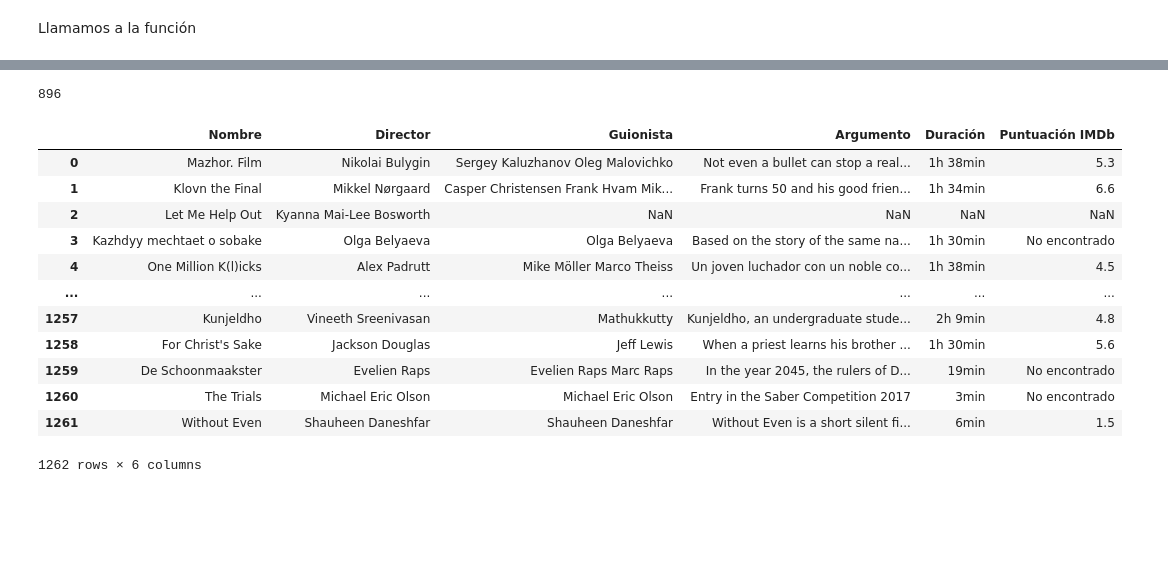
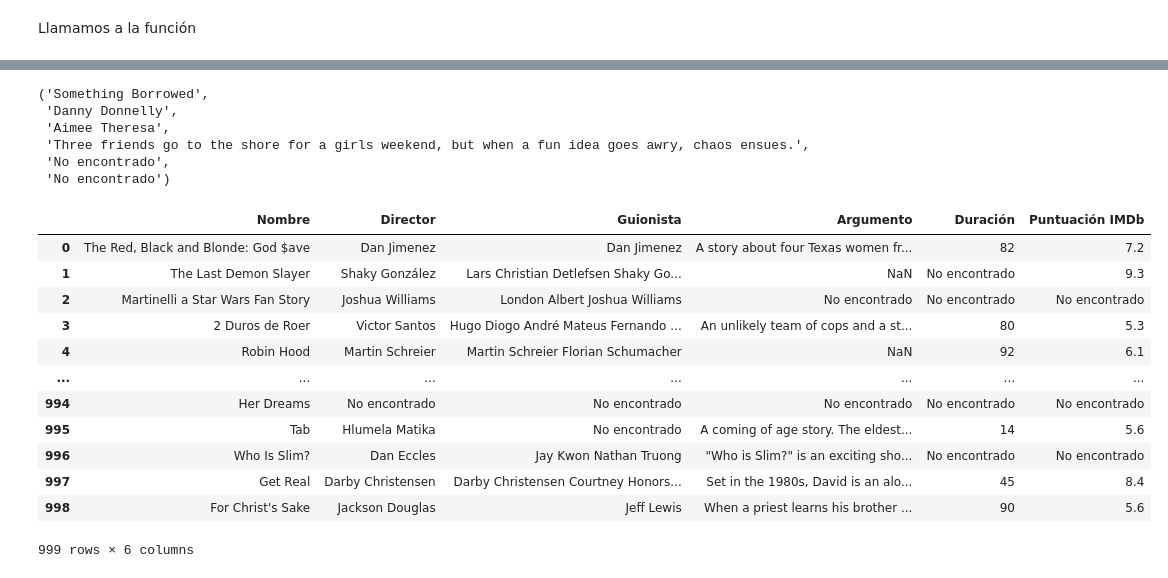
Before and after one commit to Adalab/project-da-promo-H-module-2-team-Interstellar, a Jupyter notebook: SELENIUM/IMDB-Selenium-Fase2.ipynb, the cells around one changed output, grey strips where cells are left out. Cells and saved outputs as stored; diff of their text form; code cells hidden in the pictures; blank space fills up the shorter version.

Commit message:
resultados info pelis fase2 csv

```diff
--- a/SELENIUM/IMDB-Selenium-Fase2.ipynb
+++ b/SELENIUM/IMDB-Selenium-Fase2.ipynb
@@ -492,4 +511,0 @@ sublista_2[894]
-# %%
-sublista_2.index("")
-# %% [output]
-896
@@ -498,16 +512,27 @@ df_prueba=pd.read_csv("resultados_info_sublista1.csv")
-# %%
-df_prueba
-# %% [output]
-|  | Nombre | Director | Guionista | Argumento | Duración | Puntuación IMDb |
-| 0 | Mazhor. Film | Nikolai Bulygin | Sergey Kaluzhanov Oleg Malovichko | Not even a bullet can stop a real... | 1h 38min | 5.3 |
-| 1 | Klovn the Final | Mikkel Nørgaard | Casper Christensen Frank Hvam Mik... | Frank turns 50 and his good frien... | 1h 34min | 6.6 |
-| 2 | Let Me Help Out | Kyanna Mai-Lee Bosworth | NaN | NaN | NaN | NaN |
-| 3 | Kazhdyy mechtaet o sobake | Olga Belyaeva | Olga Belyaeva | Based on the story of the same na... | 1h 30min | No encontrado |
-| 4 | One Million K(l)icks | Alex Padrutt | Mike Möller Marco Theiss | Un joven luchador con un noble co... | 1h 38min | 4.5 |
-| ... | ... | ... | ... | ... | ... | ... |
-| 1257 | Kunjeldho | Vineeth Sreenivasan | Mathukkutty | Kunjeldho, an undergraduate stude... | 2h 9min | 4.8 |
-| 1258 | For Christ's Sake | Jackson Douglas | Jeff Lewis | When a priest learns his brother ... | 1h 30min | 5.6 |
-| 1259 | De Schoonmaakster | Evelien Raps | Evelien Raps Marc Raps | In the year 2045, the rulers of D... | 19min | No encontrado |
-| 1260 | The Trials | Michael Eric Olson | Michael Eric Olson | Entry in the Saber Competition 2017 | 3min | No encontrado |
-| 1261 | Without Even | Shauheen Daneshfar | Shauheen Daneshfar | Without Even is a short silent fi... | 6min | 1.5 |
-1262 rows × 6 columns
+# %%
+resultados_muestra[25]
+# %% [output]
+('Something Borrowed',
+ 'Danny Donnelly',
+ 'Aimee Theresa',
+ 'Three friends go to the shore for a girls weekend, but when a fun idea goes awry, chaos ensues.',
+ 'No encontrado',
+ 'No encontrado')
+# %%
+df_informacion_pelis=pd.read_csv(r'C:\Users\silvi\Desktop\Adalab\project-da-promo-H-module-2-team-Interstellar\SELENIUM\resultados_pelis_fase2.csv')
+# %%
+df_informacion_pelis
+# %% [output]
+|  | Nombre | Director | Guionista | Argumento | Duración | Puntuación IMDb |
+| 0 | The Red, Black and Blonde: God $ave | Dan Jimenez | Dan Jimenez | A story about four Texas women fr... | 82 | 7.2 |
+| 1 | The Last Demon Slayer | Shaky González | Lars Christian Detlefsen Shaky Go... | NaN | No encontrado | 9.3 |
+| 2 | Martinelli a Star Wars Fan Story | Joshua Williams | London Albert Joshua Williams | No encontrado | No encontrado | No encontrado |
+| 3 | 2 Duros de Roer | Victor Santos | Hugo Diogo André Mateus Fernando ... | An unlikely team of cops and a st... | 80 | 5.3 |
+| 4 | Robin Hood | Martin Schreier | Martin Schreier Florian Schumacher | NaN | 92 | 6.1 |
+| ... | ... | ... | ... | ... | ... | ... |
+| 994 | Her Dreams | No encontrado | No encontrado | No encontrado | No encontrado | No encontrado |
+| 995 | Tab | Hlumela Matika | No encontrado | A coming of age story. The eldest... | 14 | 5.6 |
+| 996 | Who Is Slim? | Dan Eccles | Jay Kwon Nathan Truong | "Who is Slim?" is an exciting sho... | No encontrado | No encontrado |
+| 997 | Get Real | Darby Christensen | Darby Christensen Courtney Honors... | Set in the 1980s, David is an alo... | 45 | 8.4 |
+| 998 | For Christ's Sake | Jackson Douglas | Jeff Lewis | When a priest learns his brother ... | 90 | 5.6 |
+999 rows × 6 columns
```
Also changed, not shown: parts of 24 cells of this notebook, 1 other file.
